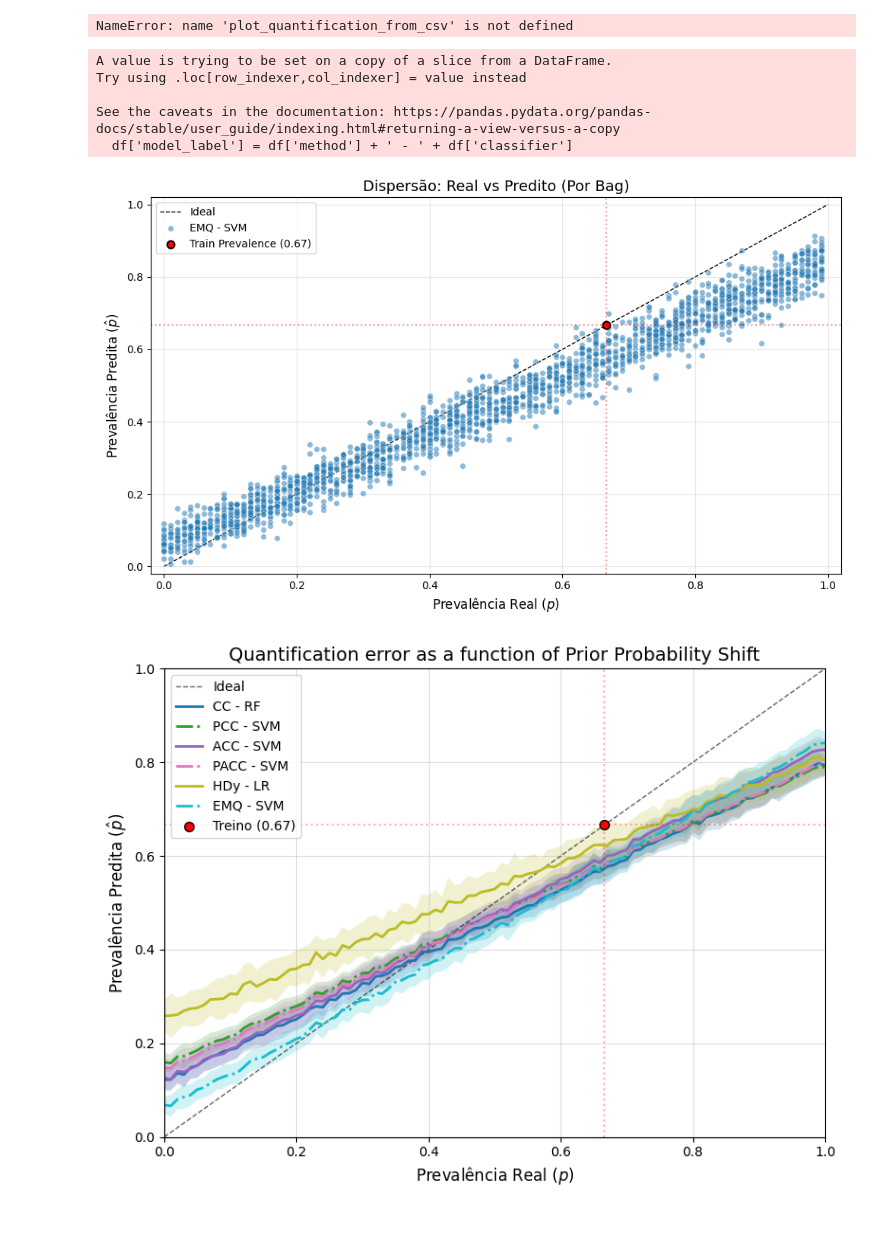
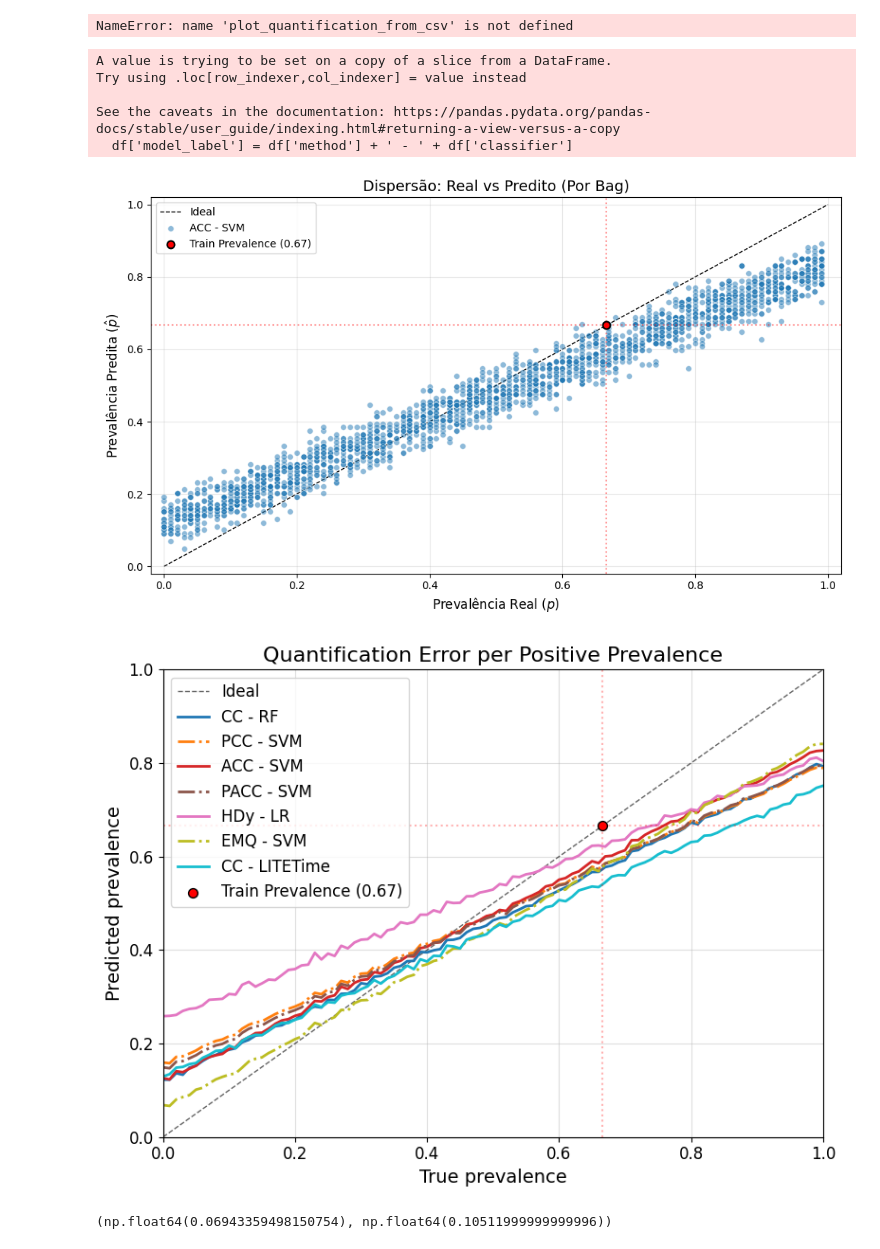
Before and after one commit to jose-gilberto/ecg-quantification, a Jupyter notebook: notebooks/10_results_analysis.ipynb, the cells around one changed output. Drawn from its saved outputs; the diff is of its cells as text; code cells hidden in the pictures.

Commit message:
feat: add lite full results

```diff
--- a/notebooks/10_results_analysis.ipynb
+++ b/notebooks/10_results_analysis.ipynb
@@ -152,16 +152,16 @@ def plot_quantification_scatter(df, train_prevalence, title="Dispersão: Real vs
     plt.tight_layout()
     plt.show()
 # %%
-plot_quantification_scatter(results_.query('bag_size==100 and method=="EMQ"'), train_prevalence=0.6662583113620425)
+plot_quantification_scatter(results_.query('bag_size==100 and method=="ACC"'), train_prevalence=0.6662583113620425)
 # %% [output]
 A value is trying to be set on a copy of a slice from a DataFrame.
 Try using .loc[row_indexer,col_indexer] = value instead
 
 See the caveats in the documentation: https://pandas.pydata.org/pandas-docs/stable/user_guide/indexing.html#returning-a-view-versus-a-copy
   df['model_label'] = df['method'] + ' - ' + df['classifier']
-[figure, old version]
+[figure, new version]
 # %%
-def plot_quantification_mean_std(df, train_prevalence, bins_decimals=2, title="Quantification error as a function of Prior Probability Shift"):
+def plot_quantification_mean_std(df, train_prevalence, filename, bins_decimals=2, title="Quantification Error per Positive Prevalence"):
     """
     Plots the mean and std dev line. Group each bag with approx prevalences using round.
 
@@ -207,12 +207,12 @@ def plot_quantification_mean_std(df, train_prevalence, bins_decimals=2, title="Q
 
         # 3. Plotar o Desvio Padrão (Sombra/Faixa)
         # alpha baixo (0.2) é essencial para ver sobreposição de modelos
-        ax.fill_between(grouped['true_pos_bin'],
-                        grouped['mean'] - grouped['std'],
-                        grouped['mean'] + grouped['std'],
-                        color=color,
-                        alpha=0.2,
-                        edgecolor=None) # Sem borda na sombra para ficar mais limpo
+        # ax.fill_between(grouped['true_pos_bin'],
+        #                 grouped['mean'] - grouped['std'],
+        #                 grouped['mean'] + grouped['std'],
+        #                 color=color,
+        #                 alpha=0.2,
+        #                 edgecolor=None) # Sem borda na sombra para ficar mais limpo
 
     # 4. Ponto de Treino
     ax.scatter([train_prevalence], [train_prevalence],
@@ -221,25 +221,31 @@ def plot_quantification_mean_std(df, train_prevalence, bins_decimals=2, title="Q
                marker='o',
                edgecolor='black',
                zorder=10,
-               label=f'Treino ({train_prevalence:.2f})')
+               label=f'Train Prevalence ({train_prevalence:.2f})')
 
     # Linhas guia
     ax.axvline(x=train_prevalence, color='red', linestyle=':', alpha=0.3)
     ax.axhline(y=train_prevalence, color='red', linestyle=':', alpha=0.3)
 
     # Cosmética
-    ax.set_xlabel('Prevalência Real ($p$)', fontsize=12)
-    ax.set_ylabel('Prevalência Predita ($\hat{p}$)', fontsize=12)
-    ax.set_title(title, fontsize=14)
+    ax.set_xlabel('True prevalence', fontsize=14)
+    ax.set_ylabel('Predicted prevalence', fontsize=14)
+    ax.set_title(title, fontsize=16)
     ax.set_xlim(0, 1)
     ax.set_ylim(0, 1)
     ax.grid(True, linestyle='-', alpha=0.4)
-    ax.legend(loc='upper left', frameon=True)
+    ax.tick_params(axis='both', which='major', labelsize=12)
+    ax.legend(loc='upper left', frameon=True, fontsize=12)
 
     plt.tight_layout()
-    plt.show()
+    plt.savefig(f'{filename}.pdf')
 # %%
-plot_quantification_mean_std(results_, train_prevalence=0.6662583113620425)
+plot_quantification_mean_std(results_, train_prevalence=0.6662583113620425, filename='diagonal_prevalence')
 # %% [output]
-[figure, old version]
+[figure, new version]
+# %%
+b_ = results_.query('method == "CC" and classifier == "LITETime" and bag_size == 500')
+b_.mae.std(), b_.mae.mean()
+# %% [output]
+(np.float64(0.06943359498150754), np.float64(0.10511999999999996))
 # %%
```
Also changed, not shown: parts of 1 cell of this notebook, 10 other files.
